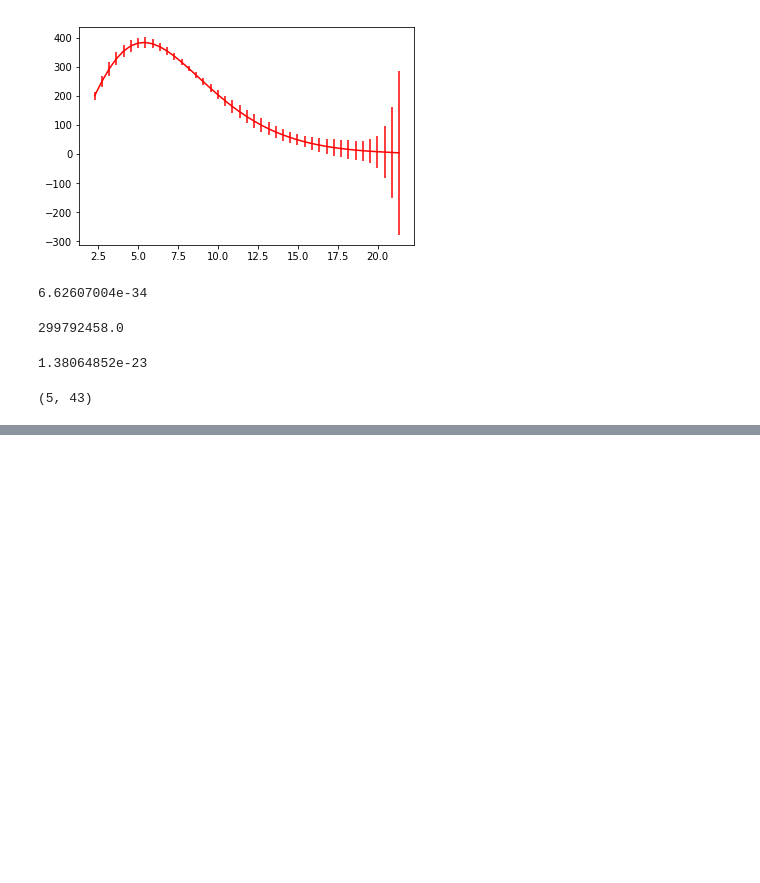
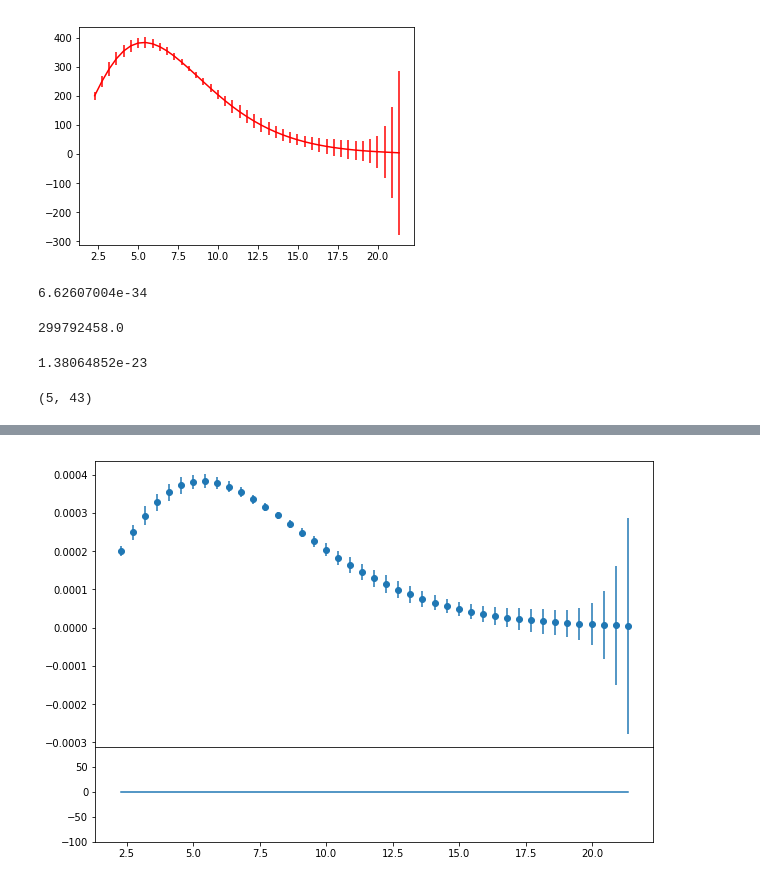
Before and after one commit to DCI-alxogm/pb2018-saulsierra18, a Jupyter notebook: semana15/Fibras.ipynb, the cells around one changed output, grey strips where cells are left out. Drawn from its saved outputs; the diff is of its cells as text; code cells hidden in the pictures; blank space fills up the shorter version.

```diff
--- a/semana15/Fibras.ipynb
+++ b/semana15/Fibras.ipynb
@@ -46,0 +70,11 @@ grafica=plt.scatter(x,y,color='r')
+# %%
+fig=plt.figure(figsize=(10,7))
+gs=plt.GridSpec(2,1,height_ratios=(0.03,0.01))
+ax0=plt.subplot(gs[0])
+ax0.errorbar(v,inte,yerr=err/1000,fmt='o')
+ax1=plt.subplot(gs[1])
+ax1.errorbar(v,v*0,yerr=err)
+ax1.set_ylim(-100,90)
+fig.subplots_adjust(hspace=0)
+# %% [output]
+[figure, added]
```
Also changed, not shown: parts of 6 cells of this notebook, 1 other file.
